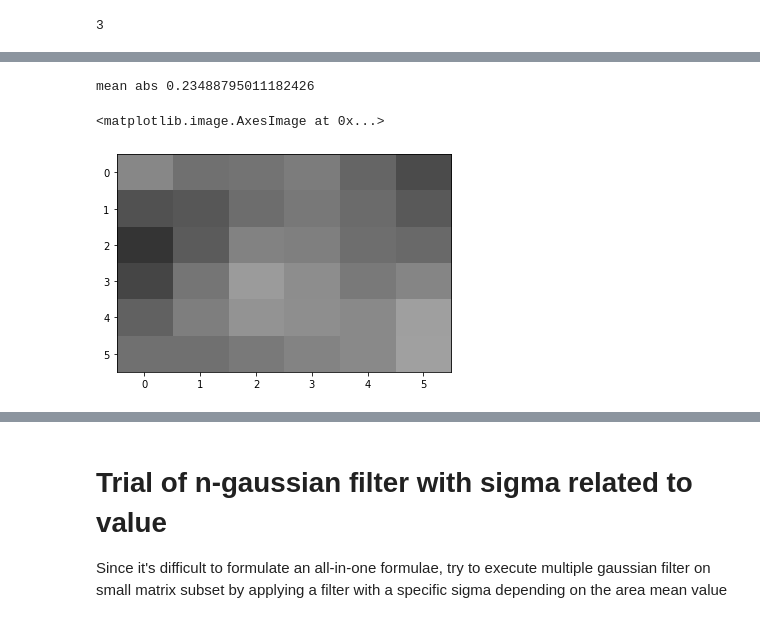
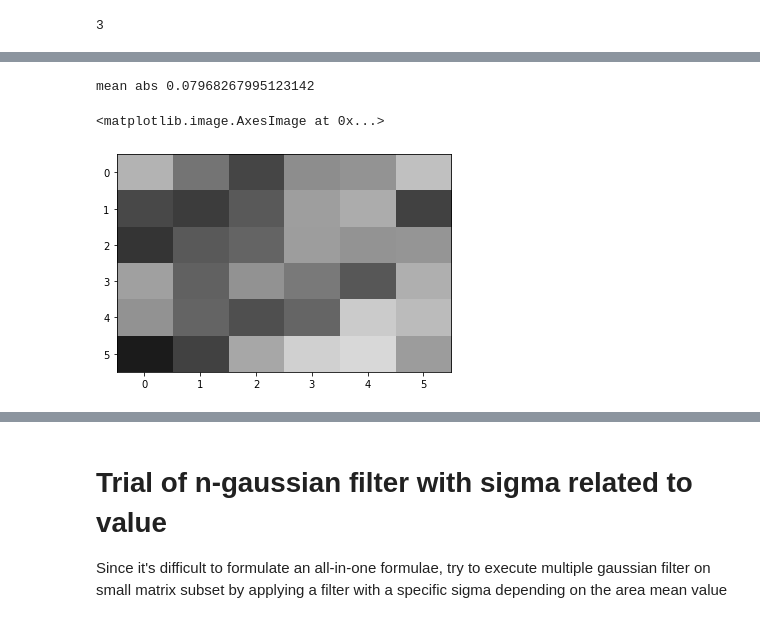
Before and after one commit to Hadjubuntu/baby_env, a Jupyter notebook: notebooks/3__Experiment_prediction_for_transfer_learning.ipynb, the cells around one changed output, grey strips where cells are left out. Drawn from its saved outputs; the diff is of its cells as text; code cells hidden in the pictures.

```diff
--- a/notebooks/3__Experiment_prediction_for_transfer_learning.ipynb
+++ b/notebooks/3__Experiment_prediction_for_transfer_learning.ipynb
@@ -109,13 +109,13 @@ plt.imshow(m, cmap='gray', vmin=0., vmax=1., interpolation='nearest', aspect='au
 # %%
-m_gauss = gaussian_filter(m, sigma=1.0, order=0)
+m_gauss = gaussian_filter(m, sigma=0.5, order=0)
 print(f"mean abs {np.mean(np.abs(m-m_gauss))}")
 
 
 plt.imshow(m_gauss, cmap='gray', vmin=0., vmax=1., interpolation='nearest', aspect='auto')
 # %% [output]
-mean abs 0.23488795011182426
+mean abs 0.07968267995123142
 <matplotlib.image.AxesImage at 0x...>
-[figure, old version]
+[figure, new version]
 # %%
 t=time.time()
 m_gauss = gaussian_filter(m, sigma=0.5)
```
Also changed, not shown: parts of 6 cells of this notebook, 3 other files.
